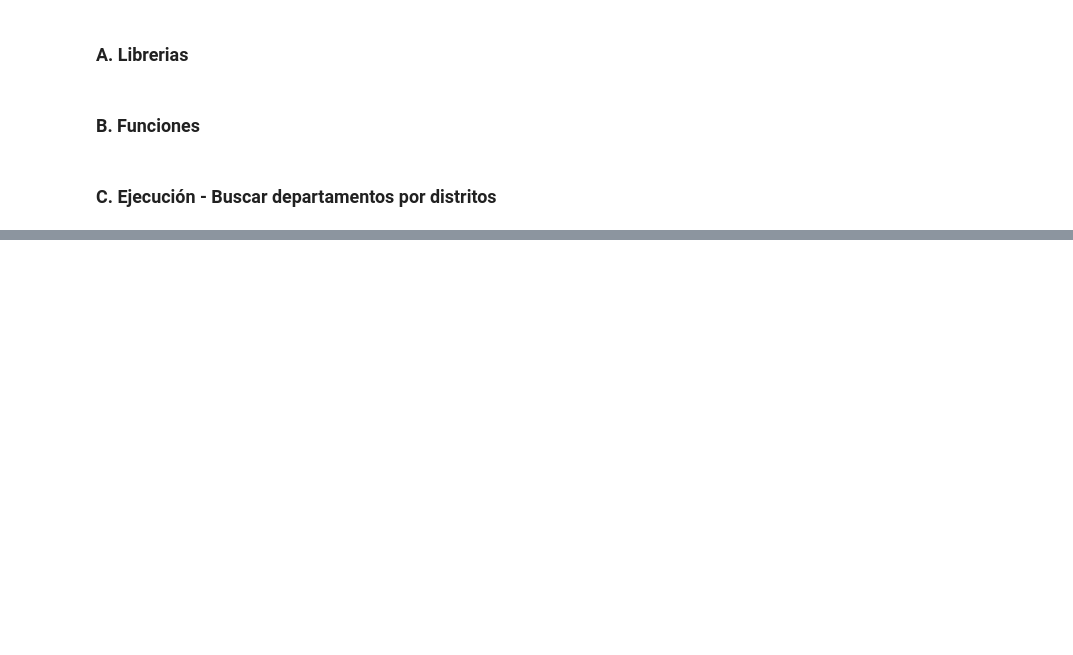
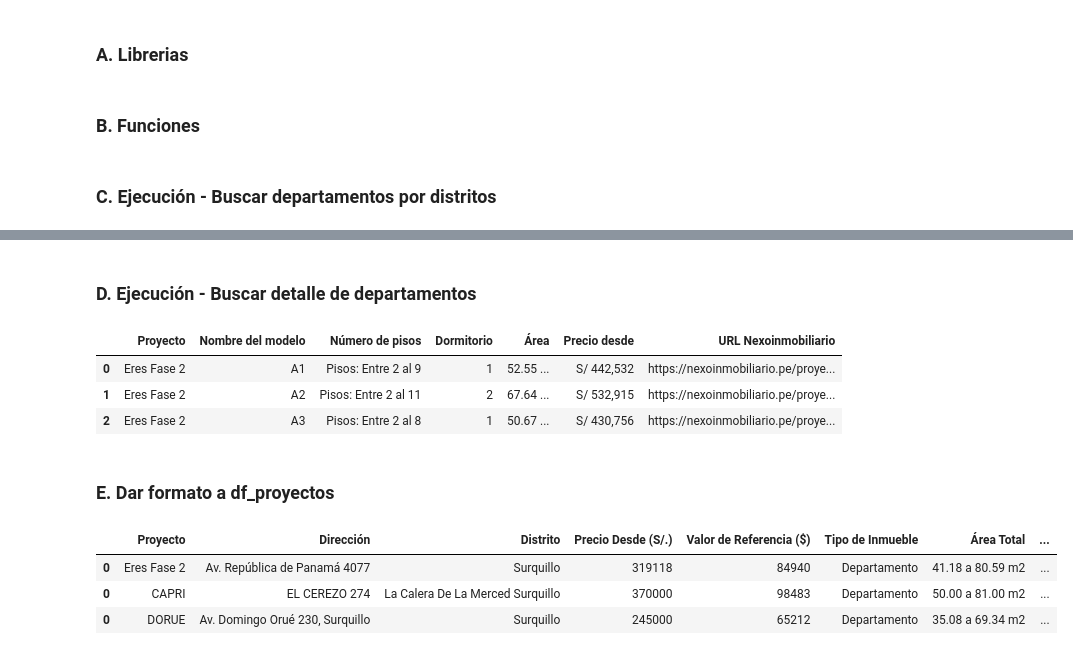
Before and after one commit to NahumFGz/NexoInmobiliarioScrapper, a Jupyter notebook: v2 - Scrapp.ipynb, the cells around one changed output, grey strips where cells are left out. Drawn from its saved outputs; the diff is of its cells as text; code cells hidden in the pictures; blank space fills up the shorter version.

Commit message:
formato a dfs

```diff
--- a/v2 - Scrapp.ipynb
+++ b/v2 - Scrapp.ipynb
@@ -252,0 +271,56 @@ df_proyectos
+# %% [markdown]
+### D. Ejecución - Buscar detalle de departamentos
+# %%
+data_modelos = []
+for proyecto, modelos_disponibles, url in modelos_list:
+    for modelo in modelos_disponibles:
+        try:
+            # Extrae información del enlace de imagen
+            #imagen_enlace = modelo.find('a', class_='popup-link')['data-links'].strip()
+            #print(f'Enlace de la imagen: {imagen_enlace}')
+
+            # Extrae información del modelo
+            nombre_modelo = modelo.find('span', class_='name_tipology').get_text(strip=True).strip()
+            #print(f'Nombre del modelo: {nombre_modelo}')
+
+            # Extrae información del número de pisos
+            num_pisos = modelo.find('span', class_='num_pisos').get_text(strip=True).strip()
+            #print(f'Número de pisos: {num_pisos}')
+
+            # Extrae información del dormitorio, área y precio
+            dormitorio = modelo.find('span', class_='bedroom').get_text(strip=True).strip()
+            area = modelo.find('span', class_='area').get_text(strip=True).strip()
+            precio = modelo.find('span', class_='price').get_text(strip=True).strip()
+
+            #print(f'Dormitorio: {dormitorio}')
+            #print(f'Área: {area}')
+            #print(f'Precio desde: {precio}')
+
+            # También puedes extraer información del enlace de cotización
+            #enlace_cotizacion = modelo.find('a', class_='Btn-ver--red')['href'].strip()
+            #print(f'Enlace de cotización: {enlace_cotizacion}')
+
+            # Agregar datos del modelo a la lista
+            data_modelos.append({
+                'Proyecto': proyecto,
+                'Nombre del modelo': nombre_modelo,
+                'Número de pisos': num_pisos,
+                'Dormitorio': dormitorio,
+                'Área': area,
+                'Precio desde': precio,
+                'URL Nexoinmobiliario': url
+            })
+
+            #print("\n---\n")  # Separador entre modelos
+        except:
+            pass
+
+df_modelos = pd.DataFrame(data_modelos)
+df_modelos.head(3)
+# %% [output]
+|  | Proyecto | Nombre del modelo | Número de pisos | Dormitorio | Área | Precio desde | URL Nexoinmobiliario |
+| 0 | Eres Fase 2 | A1 | Pisos: Entre 2 al 9 | 1 | 52.55 ... | S/ 442,532 | https://nexoinmobiliario.pe/proye... |
+| 1 | Eres Fase 2 | A2 | Pisos: Entre 2 al 11 | 2 | 67.64 ... | S/ 532,915 | https://nexoinmobiliario.pe/proye... |
+| 2 | Eres Fase 2 | A3 | Pisos: Entre 2 al 8 | 1 | 50.67 ... | S/ 430,756 | https://nexoinmobiliario.pe/proye... |
+# %% [markdown]
+### E. Dar formato a df_proyectos
@@ -252,0 +355,23 @@ df_proyectos
+# %%
+# 1. Dar formato a las columnas de fecha y castear a date 'yyyy-mm-dd'
+df_proyectos_format = df_proyectos.copy()
+df_proyectos_format['Fecha de Entrega'] = df_proyectos_format['Fecha de Entrega'].apply(formato_fecha)
+df_proyectos_format['Fecha de Entrega'] = pd.to_datetime(df_proyectos_format['Fecha de Entrega'])
+
+# 2. Replace a las columnas de 'Precio Desde' .replace('S/.','').replace(',','') y 'Valor de Referencia' .replace('$','').replace(',','')
+df_proyectos_format['Precio Desde'] = df_proyectos_format['Precio Desde'].str.replace('S/. ','').str.replace(',','')
+df_proyectos_format['Valor de Referencia'] = df_proyectos_format['Valor de Referencia'].str.replace('$','').str.replace(',','')
+
+# 3. Castear las columnas de 'Precio Desde' y 'Valor de Referencia' a int
+df_proyectos_format['Precio Desde'] = df_proyectos_format['Precio Desde'].astype(int)
+df_proyectos_format['Valor de Referencia'] = df_proyectos_format['Valor de Referencia'].astype(int)
+
+# 4. Renombrar columna 'Precio Desde':'Precio Desde (S/)' , 'Valor de Referencia':'Valor de Referencia ($)'
+df_proyectos_format = df_proyectos_format.rename(columns={'Precio Desde':'Precio Desde (S/.)', 'Valor de Referencia':'Valor de Referencia ($)'})
+
+df_proyectos_format.head(3)
+# %% [output]
+|  | Proyecto | Dirección | Distrito | Precio Desde (S/.) | Valor de Referencia ($) | Tipo de Inmueble | Área Total | ... |
+| 0 | Eres Fase 2 | Av. República de Panamá 4077 | Surquillo | 319118 | 84940 | Departamento | 41.18 a 80.59 m2 | ... |
+| 0 | CAPRI | EL CEREZO 274 | La Calera De La Merced Surquillo | 370000 | 98483 | Departamento | 50.00 a 81.00 m2 | ... |
+| 0 | DORUE | Av. Domingo Orué 230, Surquillo | Surquillo | 245000 | 65212 | Departamento | 35.08 a 69.34 m2 | ... |
```
Also changed, not shown: parts of 7 cells of this notebook, 29 other files.
